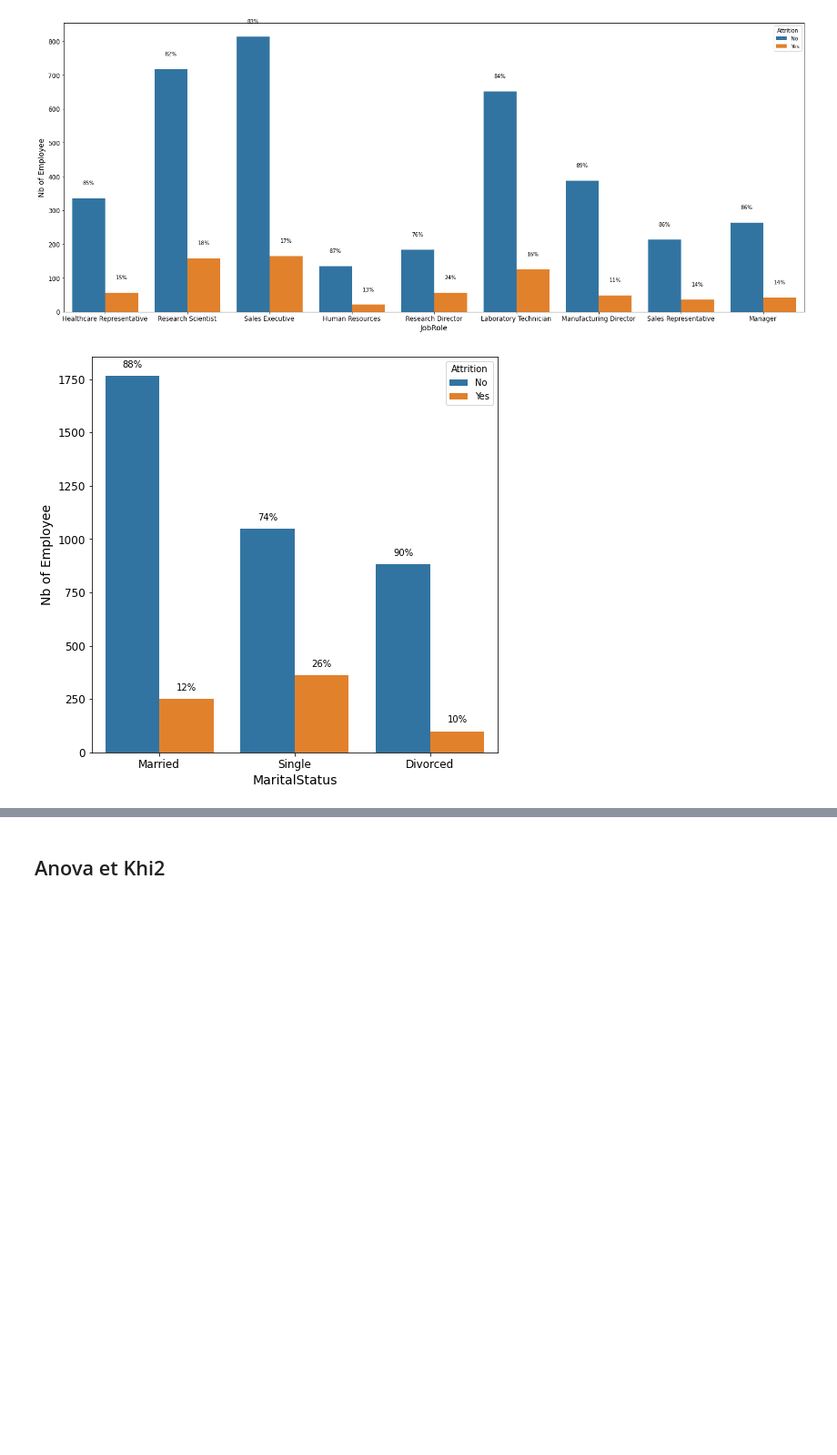
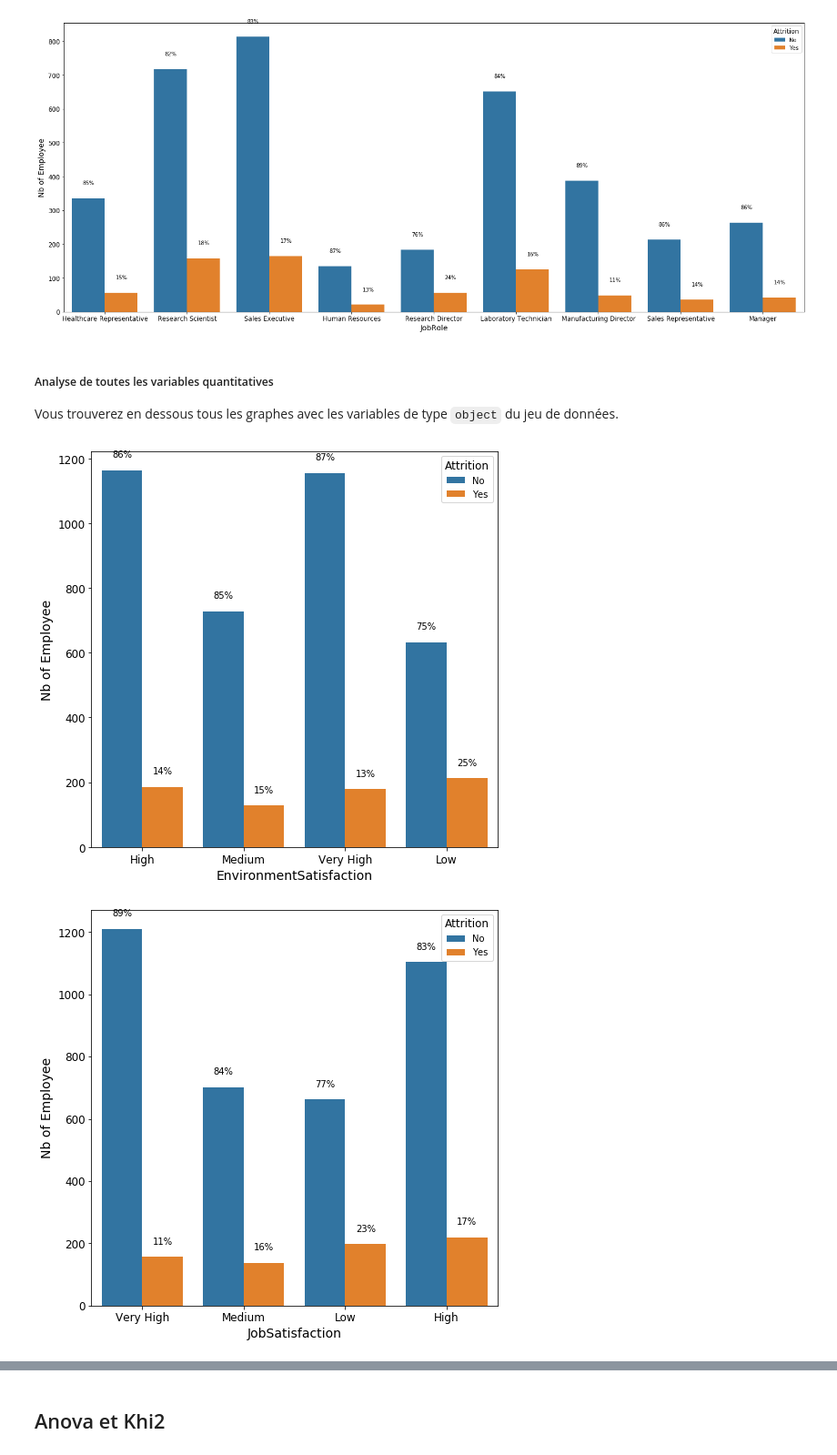
Before and after one commit to VictorMassotte/Projet-IA, a Jupyter notebook: projet-ia.ipynb, the cells around one changed output, grey strips where cells are left out. Shown at 91% size. Cells and saved outputs as stored; diff of their text form; code cells hidden in the pictures; blank space fills up the shorter version.

```diff
--- a/projet-ia.ipynb
+++ b/projet-ia.ipynb
@@ -53,7 +54,12 @@ allData = allData.merge(managerData, how='inner', on=['EmployeeID'])
 
 """ allData = allData.merge(intTimeData, how='inner', on=['EmployeeID'])
 allData = allData.merge(outTimeData, how='inner', on=['EmployeeID']) """
-allData.drop("EmployeeID", axis=1, inplace=True) # Not numerical
+
+allData.drop("EmployeeID", axis=1, inplace=True)
+allData.drop("Over18", axis=1, inplace=True)
+allData.drop("EmployeeCount", axis=1, inplace=True)
+allData.drop("StandardHours", axis=1, inplace=True)
+
 Test = allData.info()
 # %% [output]
 <class 'pandas.core.frame.DataFrame'>
@@ -82,6 +88,8 @@ allData['JobSatisfaction'] = allData['JobSatisfaction'].replace({ 1 : 'Low', 2:
 allData['JobInvolvement'] = allData['JobInvolvement'].replace({ 1 : 'Low', 2: 'Medium',3: 'High',4: 'Very High'})
 allData['WorkLifeBalance'] = allData['WorkLifeBalance'].replace({ 1 : 'Bad', 2: 'Good',3: 'Better',4: 'Best'})
 allData['Education'] = allData['Education'].replace({ 1 : 'Below College', 2: 'College',3: 'Bachelor',4: 'Master',5 : 'Doctor'})
+allData['JobLevel'] = allData["JobLevel"].replace({ 1 : 'Apprentice', 2: 'Junior Employee',3: 'Employee',4: 'Manager',5 : 'Director'})
+allData['StockOptionLevel'] = allData['StockOptionLevel'].replace({ 0 : 'Low', 1: 'Medium', 2: 'High', 3: 'Very Hight'})
 # %%
 allData.describe(include="all")
 # %% [output]
@@ -313,21 +329,28 @@ for left, right in zip(left_bars, right_bars):
     ax.text(right.get_x() + right.get_width()/2., height_r + 40, '{0:.0%}'.format(height_r/total), ha="center")
 # %% [output]
 [figure]
+# %% [markdown]
+##### Analyse de toutes les variables quantitatives
+
+Vous trouverez en dessous tous les graphes avec les variables de type `object` du jeu de données.
 # %%
-plt.figure(figsize=(8,8))
-ax = sns.countplot(x='MaritalStatus', data=allData, hue="Attrition")
-ax.set_ylabel('Nb of Employee')
-bars = ax.patches
-half = int(len(bars)/2)
-left_bars = bars[:half]
-right_bars = bars[half:]
+for name_column in allData.select_dtypes(include=['object']).columns:
+    if (name_column != "Attrition"):
+        plt.figure(figsize=(8,8))
+        ax = sns.countplot(x=name_column, data=allData, hue="Attrition")
+        ax.set_ylabel('Nb of Employee')
+        bars = ax.patches
+        half = int(len(bars)/2)
+        left_bars = bars[:half]
+        right_bars = bars[half:]
 
-for left, right in zip(left_bars, right_bars):
-    height_l = left.get_height()
-    height_r = right.get_height()
-    total = height_l + height_r
+        for left, right in zip(left_bars, right_bars):
+            height_l = left.get_height()
+            height_r = right.get_height()
+            total = height_l + height_r
 
-    ax.text(left.get_x() + left.get_width()/2., height_l + 40, '{0:.0%}'.format(height_l/total), ha="center")
-    ax.text(right.get_x() + right.get_width()/2., height_r + 40, '{0:.0%}'.format(height_r/total), ha="center")
+            ax.text(left.get_x() + left.get_width()/2., height_l + 40, '{0:.0%}'.format(height_l/total), ha="center")
+            ax.text(right.get_x() + right.get_width()/2., height_r + 40, '{0:.0%}'.format(height_r/total), ha="center")
 # %% [output]
-[figure, old version]
+[figure, new version]
+[figure, added]
```
Also changed, not shown: parts of 35 cells of this notebook.
